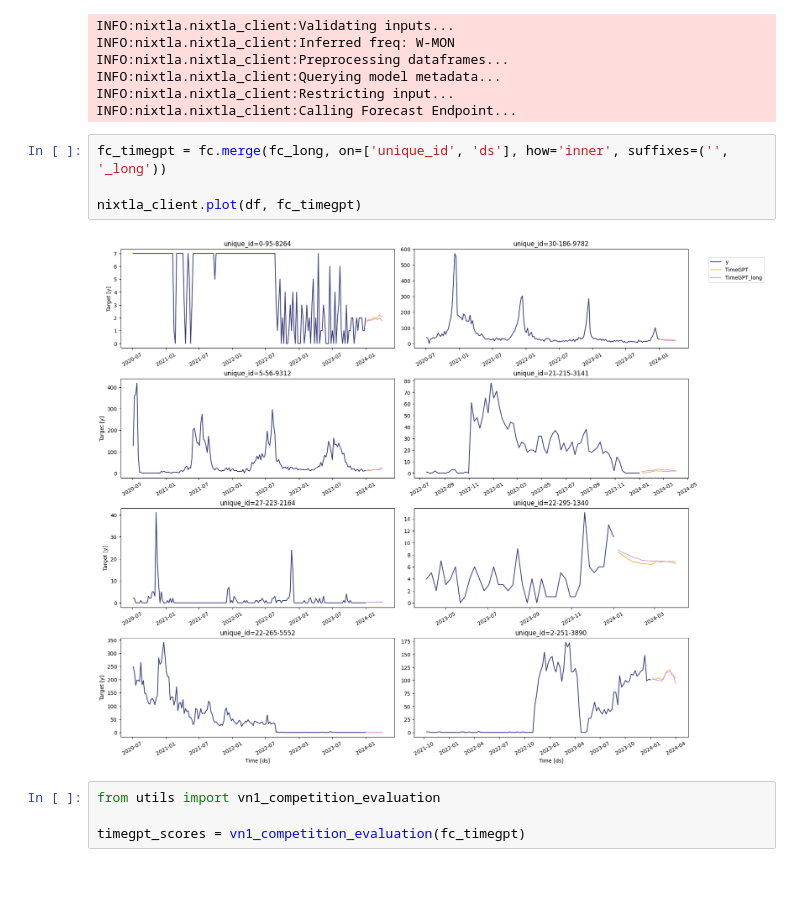
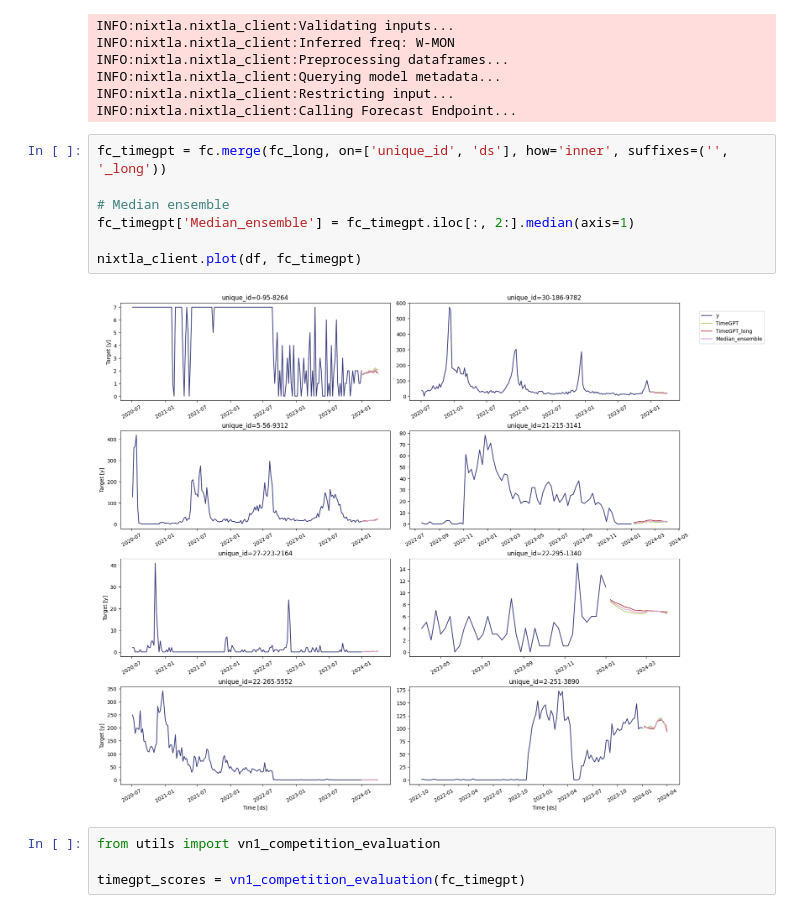
Before and after one commit to MMenchero/modern_forecasting_course, a Jupyter notebook: nbs/04_timegpt.ipynb, the cells around one changed output. Saved outputs shown, nothing was run; the diff lists cells and outputs as text; blank space fills up the shorter version.

```diff
--- a/nbs/04_timegpt.ipynb
+++ b/nbs/04_timegpt.ipynb
@@ -57,9 +57,12 @@ INFO:nixtla.nixtla_client:Calling Forecast Endpoint...
 # %%
 fc_timegpt = fc.merge(fc_long, on=['unique_id', 'ds'], how='inner', suffixes=('', '_long'))
 
+# Median ensemble
+fc_timegpt['Median_ensemble'] = fc_timegpt.iloc[:, 2:].median(axis=1)
+
 nixtla_client.plot(df, fc_timegpt)
 # %% [output]
-[figure, old version]
+[figure, new version]
 # %%
 from utils import vn1_competition_evaluation
 
```
Also changed, not shown: parts of 2 cells of this notebook, 5 other files.
